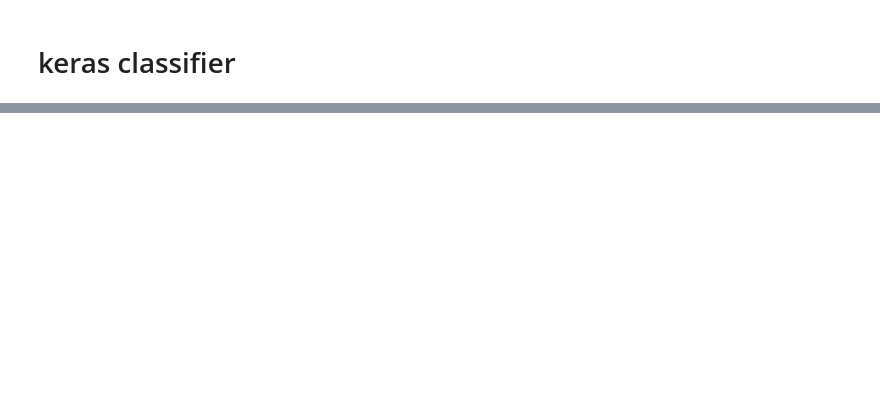
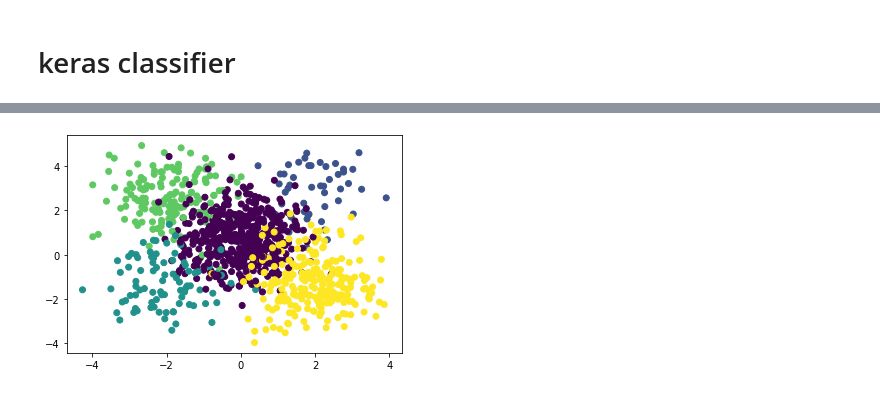
Before and after one commit to Feq1007/OReSSL, a Jupyter notebook: 3.Framework/run.ipynb, the cells around one changed output, grey strips where cells are left out. Drawn from its saved outputs; the diff is of its cells as text; code cells hidden in the pictures; blank space fills up the shorter version.

```diff
--- a/3.Framework/run.ipynb
+++ b/3.Framework/run.ipynb
@@ -91,0 +109,9 @@ AttributeError: 'Sequential' object has no attribute 'predict_classes'
+# %%
+import matplotlib.pyplot as plt
+import numpy as np
+
+data = np.load(f'data/init/{file}.npy')
+plt.scatter(x=data[:,0], y=data[:,1], c=data[:,2])
+plt.show()
+# %% [output]
+[figure, added]
```
Also changed, not shown: parts of 12 cells of this notebook, 41 other files.
